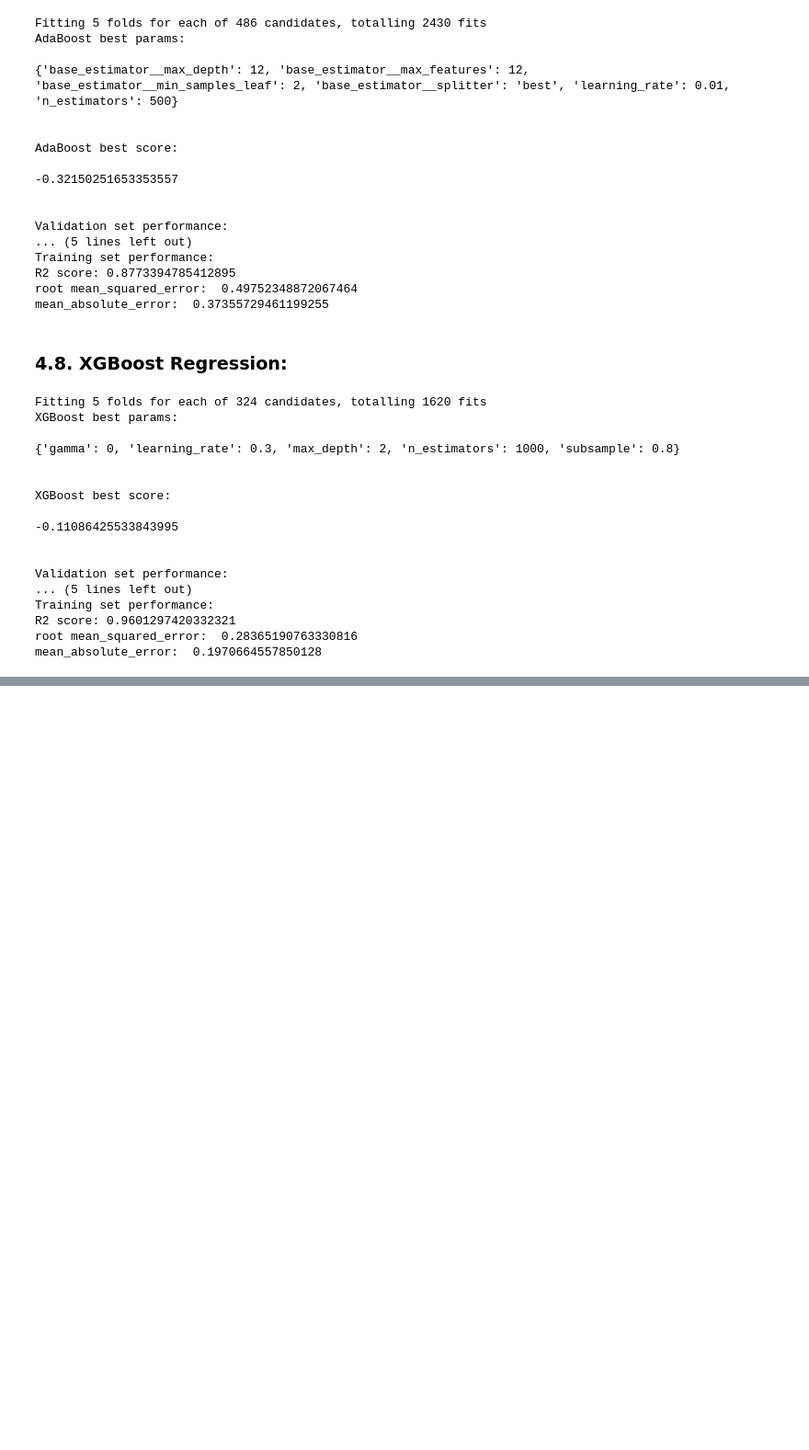
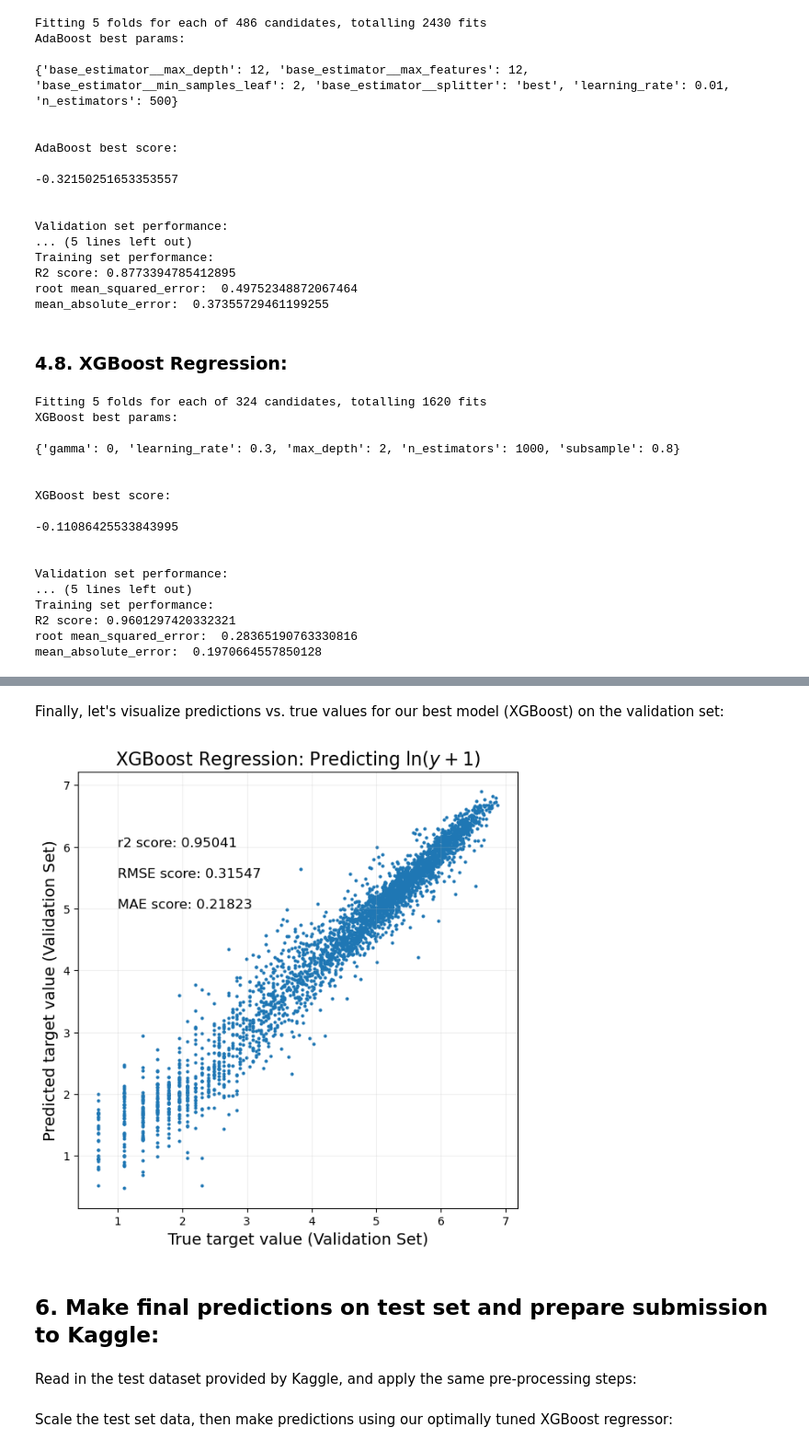
Before and after one commit to owenpb/Kaggle-Bike-Sharing-Prediction, a Jupyter notebook: kaggle-bike-sharing.ipynb, the cells around one changed output, grey strips where cells are left out. Shown at 92% size. Cells and saved outputs as stored; diff of their text form; code cells hidden in the pictures; blank space fills up the shorter version.

```diff
--- a/kaggle-bike-sharing.ipynb
+++ b/kaggle-bike-sharing.ipynb
@@ -659,0 +717,19 @@ mean_absolute_error:  0.1970664557850128
+# %% [markdown]
+Finally, let's visualize predictions vs. true values for our best model (XGBoost) on the validation set:
+# %%
+plt.figure(figsize=(7,7))
+plt.scatter(y_valid, y_valid_pred_xgb, color='tab:blue', s=4)
+plt.xlabel('True target value (Validation Set)', fontsize=14)
+plt.ylabel('Predicted target value (Validation Set)', fontsize=14)
+plt.text(1, 6, 'r2 score: ' + str(round(r2_scores[7], 5)), fontsize=12)
+plt.text(1, 5.5, 'RMSE score: ' + str(round(rmse_scores[7], 5)), fontsize=12)
+plt.text(1, 5, 'MAE score: ' + str(round(mae_scores[7], 5)), fontsize=12)
+plt.grid(alpha=0.2)
+plt.title('XGBoost Regression: Predicting ' + r'$\ln(y+1)$', fontsize=16)
+plt.show()
+# %% [output]
+[figure, added]
+# %% [markdown]
+## 6. Make final predictions on test set and prepare submission to Kaggle:
+# %% [markdown]
+Read in the test dataset provided by Kaggle, and apply the same pre-processing steps:
@@ -659,0 +753,2 @@ mean_absolute_error:  0.1970664557850128
+# %% [markdown]
+Scale the test set data, then make predictions using our optimally tuned XGBoost regressor:
```
Also changed, not shown: parts of 13 cells of this notebook, 1 other file.
